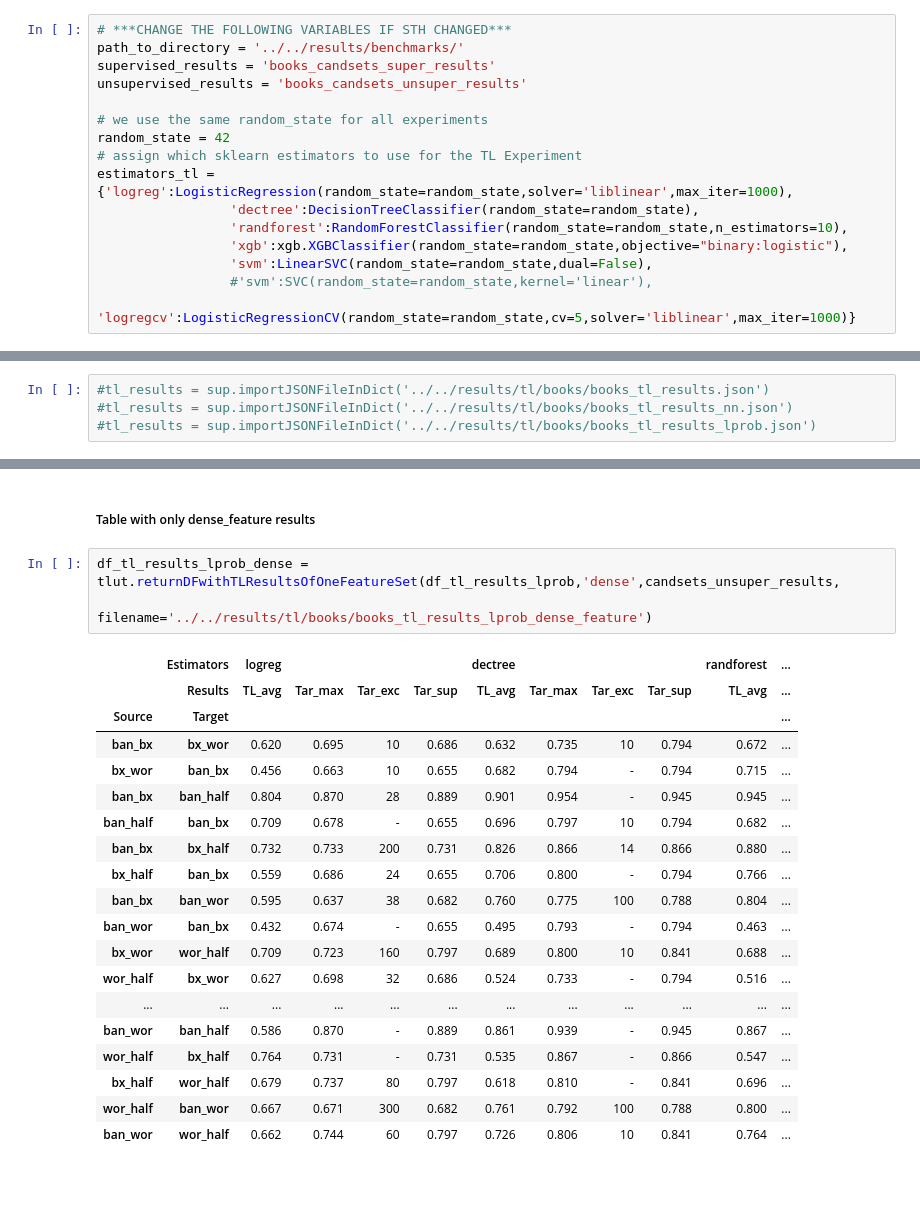
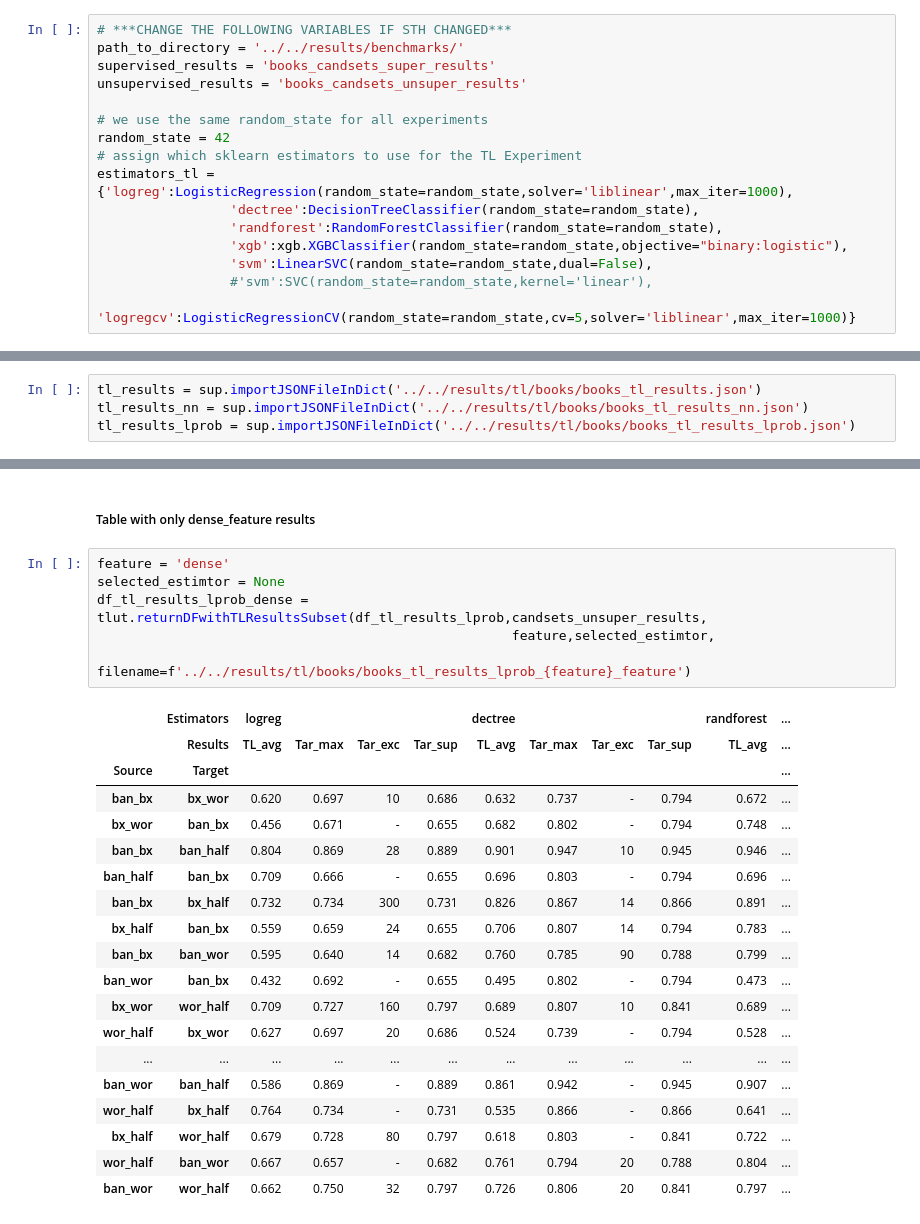
Before and after one commit to JayKay0104/ma-atl-for-er, a Jupyter notebook: code/learning/TL_Experiments_Books_final.ipynb, the cells around one changed output, grey strips where cells are left out. Drawn from its saved outputs; the diff is of its cells as text; blank space fills up the shorter version.

```diff
--- a/code/learning/TL_Experiments_Books_final.ipynb
+++ b/code/learning/TL_Experiments_Books_final.ipynb
@@ -174,7 +178,7 @@ random_state = 42
 # assign which sklearn estimators to use for the TL Experiment
 estimators_tl = {'logreg':LogisticRegression(random_state=random_state,solver='liblinear',max_iter=1000),
                  'dectree':DecisionTreeClassifier(random_state=random_state),
-                 'randforest':RandomForestClassifier(random_state=random_state,n_estimators=10),
+                 'randforest':RandomForestClassifier(random_state=random_state),
                  'xgb':xgb.XGBClassifier(random_state=random_state,objective="binary:logistic"),
                  'svm':LinearSVC(random_state=random_state,dual=False),
                  #'svm':SVC(random_state=random_state,kernel='linear'),
@@ -238,9 +256,9 @@ dict_keys(['logreg', 'dectree', 'randforest', 'xgb', 'svm', 'logregcv'])
 # %% [markdown]
 #### Import TL Results
 # %%
-#tl_results = sup.importJSONFileInDict('../../results/tl/books/books_tl_results.json')
-#tl_results = sup.importJSONFileInDict('../../results/tl/books/books_tl_results_nn.json')
-#tl_results = sup.importJSONFileInDict('../../results/tl/books/books_tl_results_lprob.json')
+tl_results = sup.importJSONFileInDict('../../results/tl/books/books_tl_results.json')
+tl_results_nn = sup.importJSONFileInDict('../../results/tl/books/books_tl_results_nn.json')
+tl_results_lprob = sup.importJSONFileInDict('../../results/tl/books/books_tl_results_lprob.json')
 # %% [markdown]
 ### TL Results
 # %% [markdown]
@@ -454,25 +549,28 @@ df_tl_results_lprob_all = tlut.returnDFwithTLResultsOfOneFeatureSet(df_tl_result
 # %% [markdown]
 ##### Table with only dense_feature results
 # %%
-df_tl_results_lprob_dense = tlut.returnDFwithTLResultsOfOneFeatureSet(df_tl_results_lprob,'dense',candsets_unsuper_results,
-                                                          filename='../../results/tl/books/books_tl_results_lprob_dense_feature')
+feature = 'dense'
+selected_estimtor = None
+df_tl_results_lprob_dense = tlut.returnDFwithTLResultsSubset(df_tl_results_lprob,candsets_unsuper_results,
+                                                     feature,selected_estimtor,
+                                                     filename=f'../../results/tl/books/books_tl_results_lprob_{feature}_feature')
 # %% [output]
 |  | Estimators | logreg |  |  |  | dectree |  |  |  | randforest | ... |
 |  | Results | TL_avg | Tar_max | Tar_exc | Tar_sup | TL_avg | Tar_max | Tar_exc | Tar_sup | TL_avg | ... |
 | Source | Target |  |  |  |  |  |  |  |  |  | ... |
-| ban_bx | bx_wor | 0.620 | 0.695 | 10 | 0.686 | 0.632 | 0.735 | 10 | 0.794 | 0.672 | ... |
-| bx_wor | ban_bx | 0.456 | 0.663 | 10 | 0.655 | 0.682 | 0.794 | - | 0.794 | 0.715 | ... |
-| ban_bx | ban_half | 0.804 | 0.870 | 28 | 0.889 | 0.901 | 0.954 | - | 0.945 | 0.945 | ... |
-| ban_half | ban_bx | 0.709 | 0.678 | - | 0.655 | 0.696 | 0.797 | 10 | 0.794 | 0.682 | ... |
-| ban_bx | bx_half | 0.732 | 0.733 | 200 | 0.731 | 0.826 | 0.866 | 14 | 0.866 | 0.880 | ... |
-| bx_half | ban_bx | 0.559 | 0.686 | 24 | 0.655 | 0.706 | 0.800 | - | 0.794 | 0.766 | ... |
-| ban_bx | ban_wor | 0.595 | 0.637 | 38 | 0.682 | 0.760 | 0.775 | 100 | 0.788 | 0.804 | ... |
-| ban_wor | ban_bx | 0.432 | 0.674 | - | 0.655 | 0.495 | 0.793 | - | 0.794 | 0.463 | ... |
-| bx_wor | wor_half | 0.709 | 0.723 | 160 | 0.797 | 0.689 | 0.800 | 10 | 0.841 | 0.688 | ... |
-| wor_half | bx_wor | 0.627 | 0.698 | 32 | 0.686 | 0.524 | 0.733 | - | 0.794 | 0.516 | ... |
+| ban_bx | bx_wor | 0.620 | 0.697 | 10 | 0.686 | 0.632 | 0.737 | - | 0.794 | 0.672 | ... |
+| bx_wor | ban_bx | 0.456 | 0.671 | - | 0.655 | 0.682 | 0.802 | - | 0.794 | 0.748 | ... |
+| ban_bx | ban_half | 0.804 | 0.869 | 28 | 0.889 | 0.901 | 0.947 | 10 | 0.945 | 0.946 | ... |
+| ban_half | ban_bx | 0.709 | 0.666 | - | 0.655 | 0.696 | 0.803 | - | 0.794 | 0.696 | ... |
+| ban_bx | bx_half | 0.732 | 0.734 | 300 | 0.731 | 0.826 | 0.867 | 14 | 0.866 | 0.891 | ... |
+| bx_half | ban_bx | 0.559 | 0.659 | 24 | 0.655 | 0.706 | 0.807 | 14 | 0.794 | 0.783 | ... |
+| ban_bx | ban_wor | 0.595 | 0.640 | 14 | 0.682 | 0.760 | 0.785 | 90 | 0.788 | 0.799 | ... |
+| ban_wor | ban_bx | 0.432 | 0.692 | - | 0.655 | 0.495 | 0.802 | - | 0.794 | 0.473 | ... |
+| bx_wor | wor_half | 0.709 | 0.727 | 160 | 0.797 | 0.689 | 0.807 | 10 | 0.841 | 0.689 | ... |
+| wor_half | bx_wor | 0.627 | 0.697 | 20 | 0.686 | 0.524 | 0.739 | - | 0.794 | 0.528 | ... |
 | ... | ... | ... | ... | ... | ... | ... | ... | ... | ... | ... | ... |
-| ban_wor | ban_half | 0.586 | 0.870 | - | 0.889 | 0.861 | 0.939 | - | 0.945 | 0.867 | ... |
-| wor_half | bx_half | 0.764 | 0.731 | - | 0.731 | 0.535 | 0.867 | - | 0.866 | 0.547 | ... |
-| bx_half | wor_half | 0.679 | 0.737 | 80 | 0.797 | 0.618 | 0.810 | - | 0.841 | 0.696 | ... |
-| wor_half | ban_wor | 0.667 | 0.671 | 300 | 0.682 | 0.761 | 0.792 | 100 | 0.788 | 0.800 | ... |
-| ban_wor | wor_half | 0.662 | 0.744 | 60 | 0.797 | 0.726 | 0.806 | 10 | 0.841 | 0.764 | ... |
+| ban_wor | ban_half | 0.586 | 0.869 | - | 0.889 | 0.861 | 0.942 | - | 0.945 | 0.907 | ... |
+| wor_half | bx_half | 0.764 | 0.734 | - | 0.731 | 0.535 | 0.866 | - | 0.866 | 0.641 | ... |
+| bx_half | wor_half | 0.679 | 0.728 | 80 | 0.797 | 0.618 | 0.803 | - | 0.841 | 0.722 | ... |
+| wor_half | ban_wor | 0.667 | 0.657 | - | 0.682 | 0.761 | 0.794 | 20 | 0.788 | 0.804 | ... |
+| ban_wor | wor_half | 0.662 | 0.750 | 32 | 0.797 | 0.726 | 0.806 | 20 | 0.841 | 0.797 | ... |
```
Also changed, not shown: parts of 21 cells of this notebook, 12 other files.
